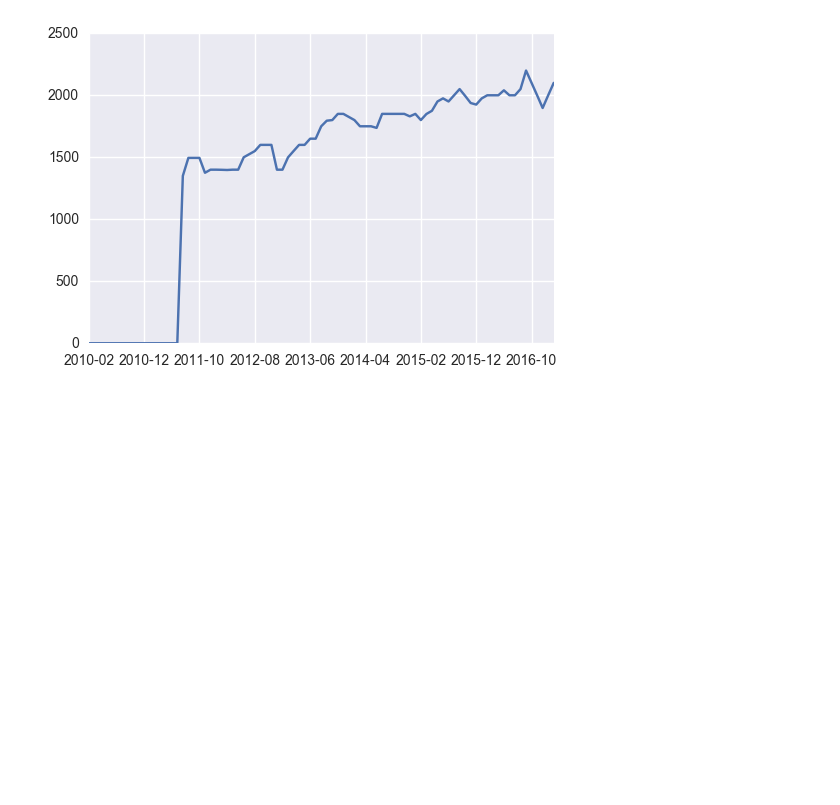
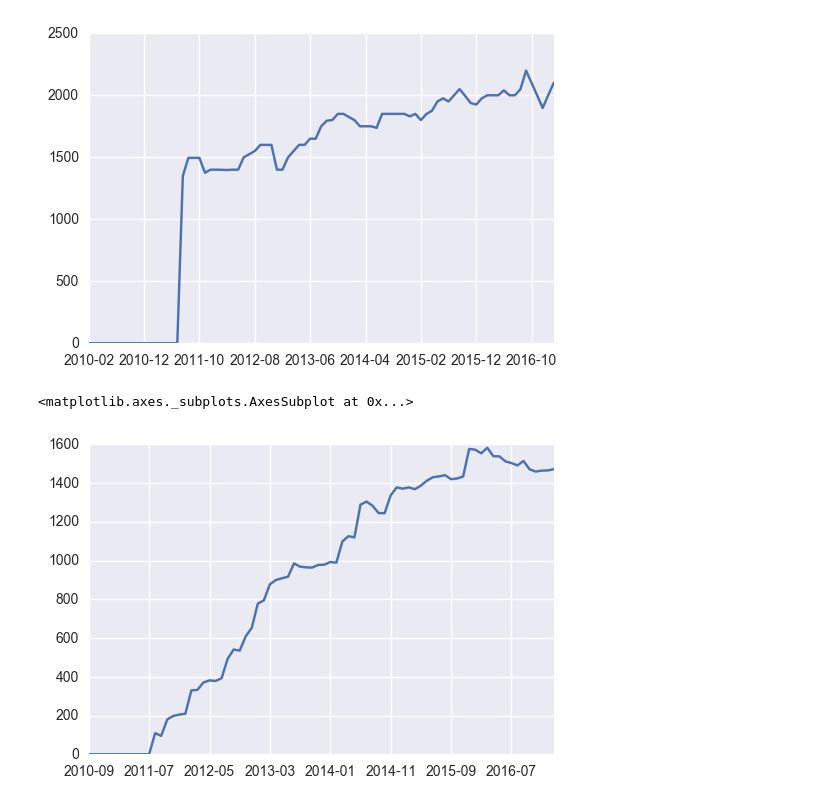
Before and after one commit to carlsednaoui/thinkful-data-science, a Jupyter notebook: coursework/unit_1_project/zillow.ipynb, the cells around one changed output. Cells and saved outputs as stored; diff of their text form; code cells hidden in the pictures; blank space fills up the shorter version.

```diff
--- a/coursework/unit_1_project/zillow.ipynb
+++ b/coursework/unit_1_project/zillow.ipynb
@@ -182,3 +182,14 @@ rental_1_room = rental_1_room.fillna(0)
 bushwick = rental_1_room.loc['Bushwick'].plot()
 # %% [output]
 [figure]
+# %%
+# Let's check a two bedroom apt
+rental_2_room = pd.read_csv('./data/rental-2-rooms.csv')
+rental_2_room = rental_2_room[rental_2_room["City"] == "Houston"].set_index("RegionName")
+rental_2_room = rental_2_room.drop(rental_2_room.columns[[0,1,2,3,4]], axis=1)
+rental_2_room = rental_2_room.fillna(0)
+# %%
+rental_2_room.mean().plot()
+# %% [output]
+<matplotlib.axes._subplots.AxesSubplot at 0x...>
+[figure, added]
```
Also changed, not shown: parts of 8 cells of this notebook.
